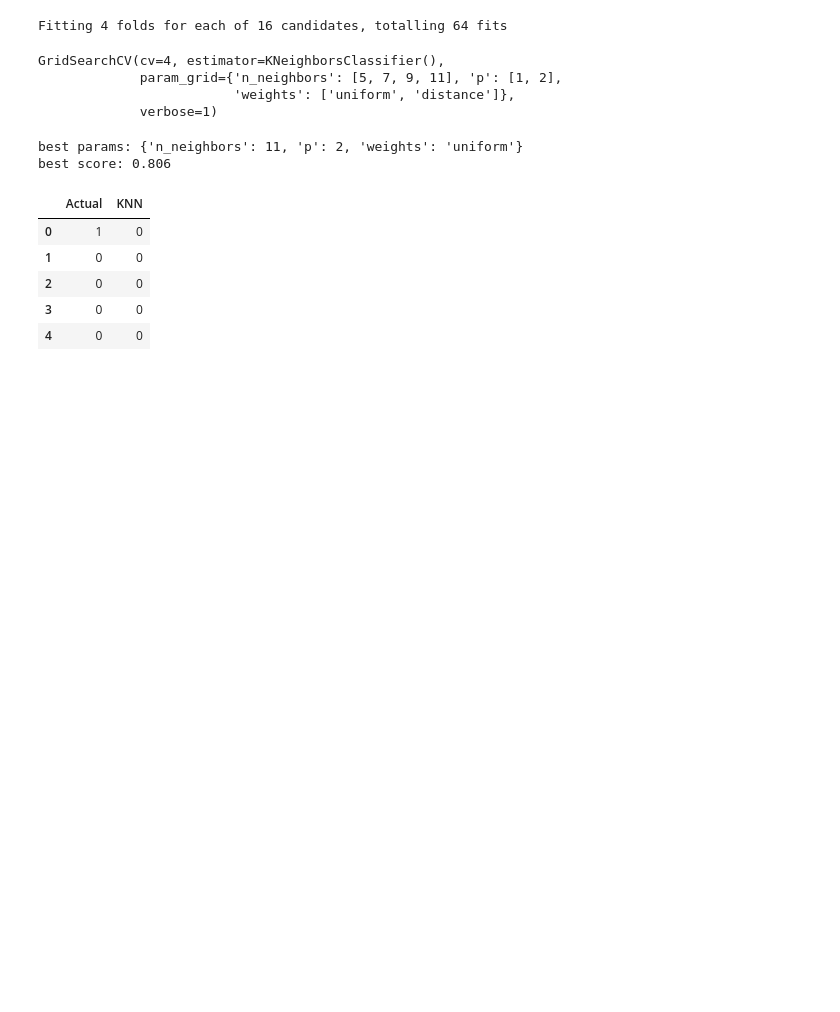
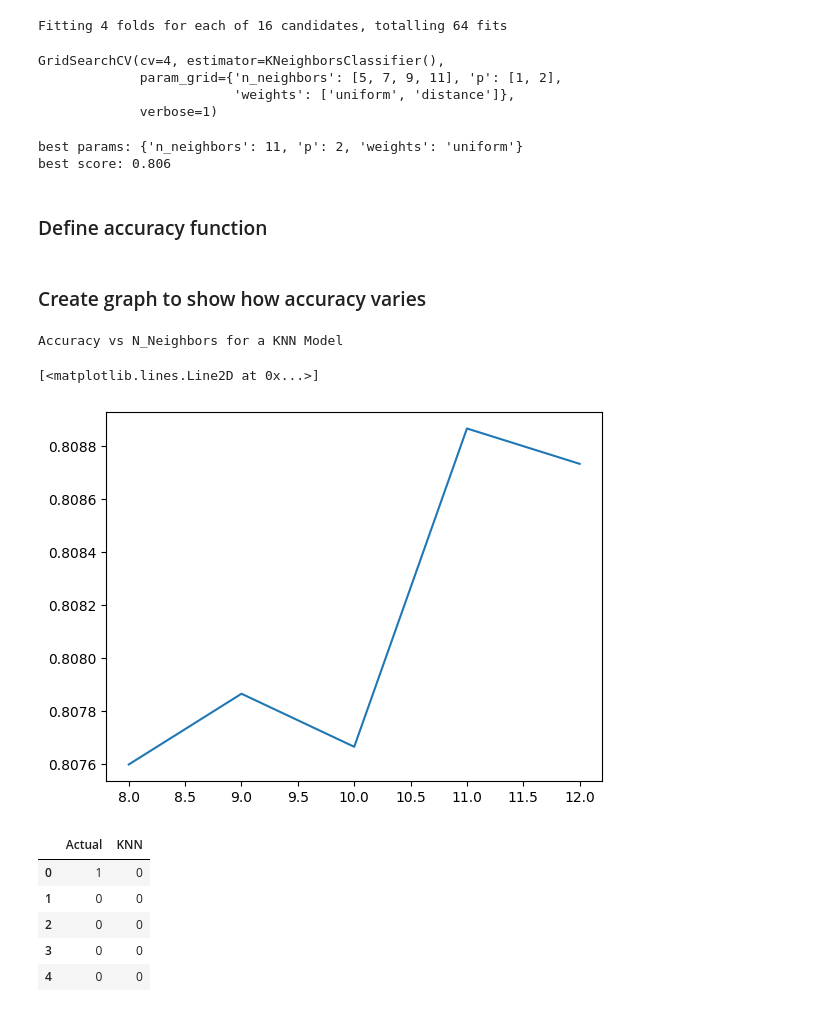
Before and after one commit to katyareichert/DM-Spring-2023, a Jupyter notebook: final_assignment/Part2.ipynb, the cells around one changed output. Cells and saved outputs as stored; diff of their text form; code cells hidden in the pictures; blank space fills up the shorter version.

```diff
--- a/final_assignment/Part2.ipynb
+++ b/final_assignment/Part2.ipynb
@@ -145,6 +151,28 @@ print('best score:', knn_gs.best_score_)
 # %% [output]
 best params: {'n_neighbors': 11, 'p': 2, 'weights': 'uniform'}
 best score: 0.806
+# %% [markdown]
+### Define accuracy function
+# %%
+def accuracy(actual, pred):
+    return sum(map(lambda x, y: int(x == y), actual, pred))/len(actual)
+# %% [markdown]
+### Create graph to show how accuracy varies
+# %%
+x_vals = [8,9,10,11,12]
+accuracy_vals = []
+
+for n in x_vals:
+    knn_model = KNeighborsClassifier(n_neighbors = n)
+    knn_model.fit(x,y)
+    accuracy_vals.append(accuracy(y_test, knn_model.predict(x_test)))
+
+print("Accuracy vs N_Neighbors for a KNN Model")
+plt.plot(x_vals, accuracy_vals)
+# %% [output]
+Accuracy vs N_Neighbors for a KNN Model
+[<matplotlib.lines.Line2D at 0x...>]
+[figure, added]
 # %%
 knn_model = KNeighborsClassifier(n_neighbors = knn_gs.best_params_['n_neighbors'], p = knn_gs.best_params_['p'],
                                 weights = knn_gs.best_params_['weights'])
```
Also changed, not shown: parts of 19 cells of this notebook, 2 other files.
